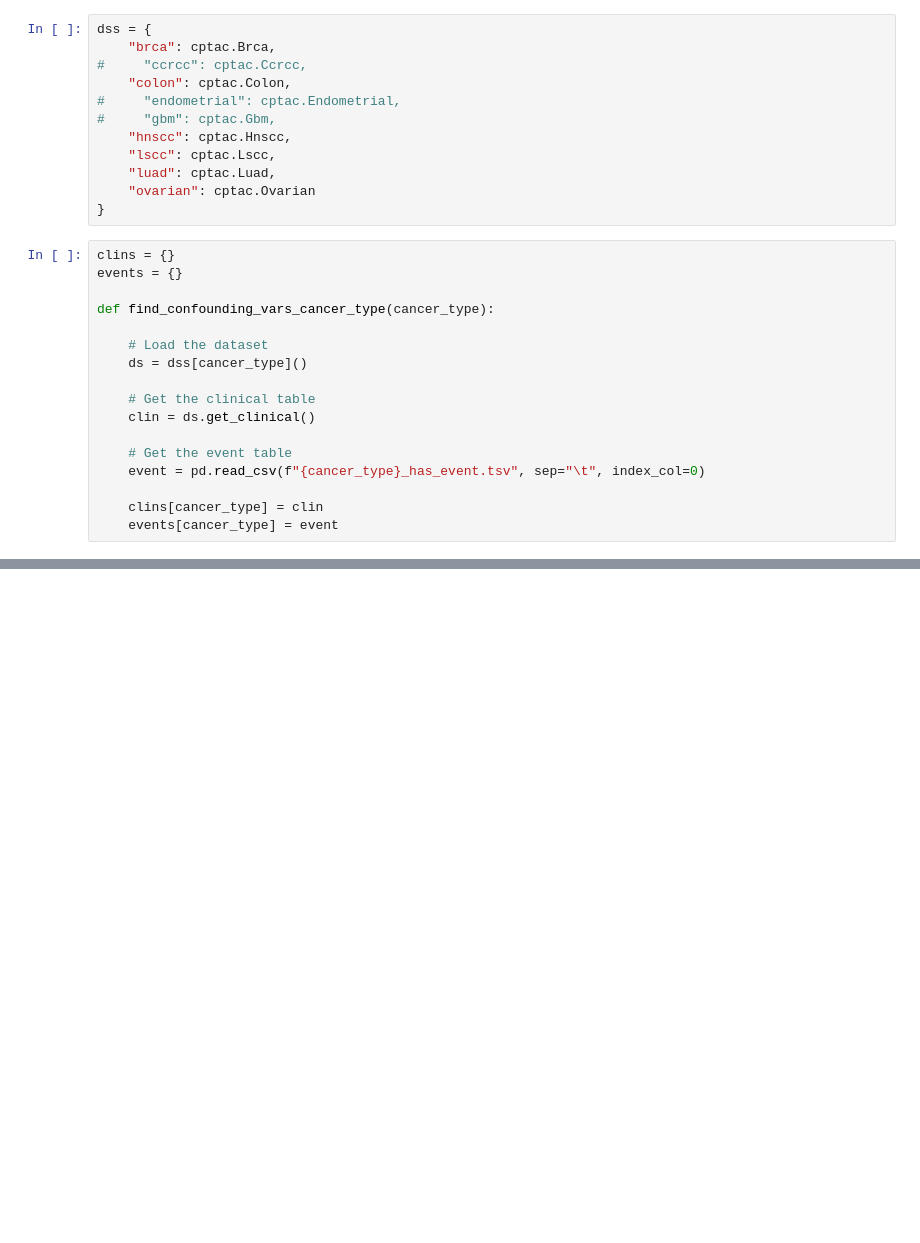
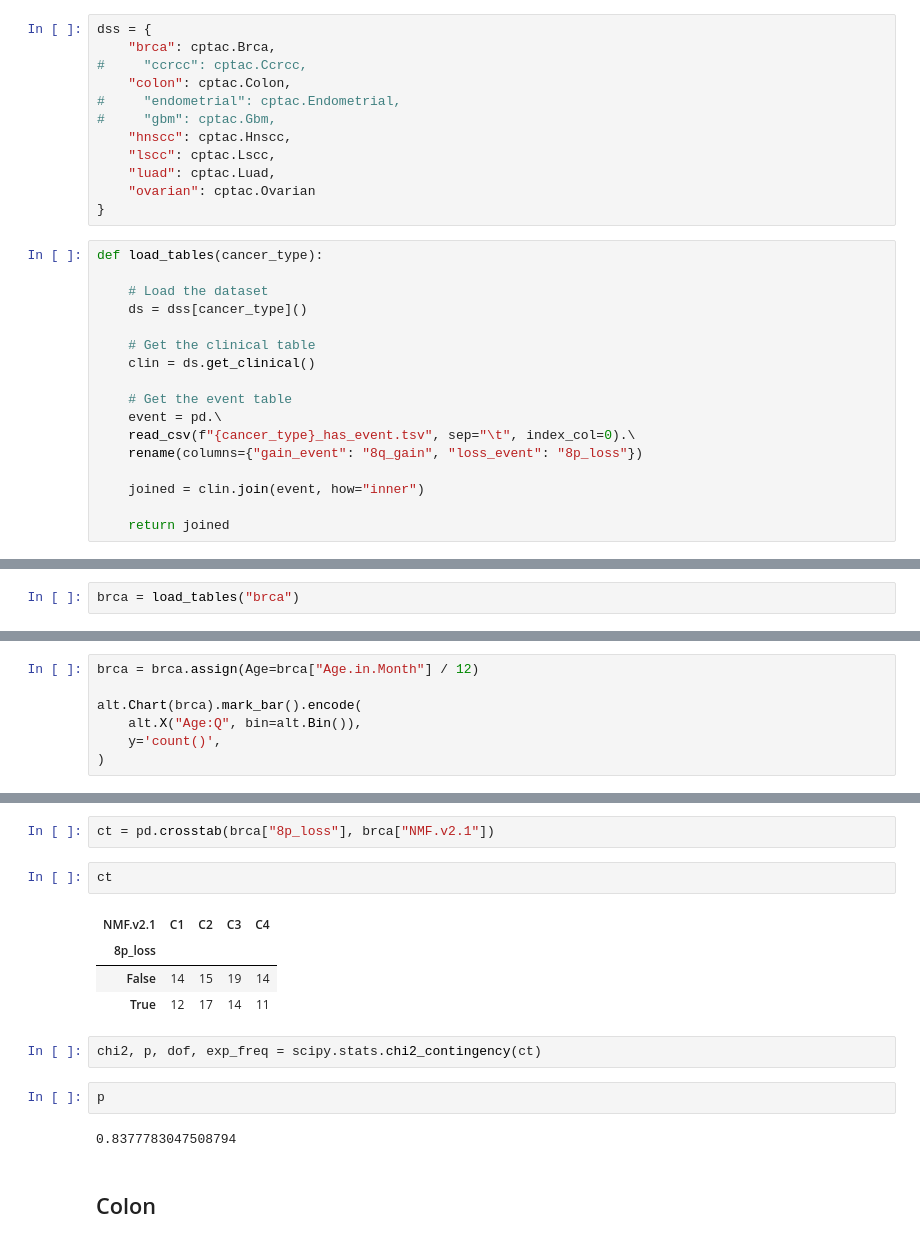
Before and after one commit to PayneLab/pancancerCNV, a Jupyter notebook: chromosome_8/15_counfounding_variables.ipynb, the cells around one changed output, grey strips where cells are left out. Drawn from its saved outputs; the diff is of its cells as text; blank space fills up the shorter version.

```diff
--- a/chromosome_8/15_counfounding_variables.ipynb
+++ b/chromosome_8/15_counfounding_variables.ipynb
@@ -26,10 +30,7 @@ dss = {
     "ovarian": cptac.Ovarian
 }
 # %%
-clins = {}
-events = {}
-
-def find_confounding_vars_cancer_type(cancer_type):
+def load_tables(cancer_type):
 
     # Load the dataset
     ds = dss[cancer_type]()
@@ -38,7 +39,10 @@ def find_confounding_vars_cancer_type(cancer_type):
     clin = ds.get_clinical()
 
     # Get the event table
-    event = pd.read_csv(f"{cancer_type}_has_event.tsv", sep="\t", index_col=0)
+    event = pd.\
+    read_csv(f"{cancer_type}_has_event.tsv", sep="\t", index_col=0).\
+    rename(columns={"gain_event": "8q_gain", "loss_event": "8p_loss"})
 
-    clins[cancer_type] = clin
-    events[cancer_type] = event
+    joined = clin.join(event, how="inner")
+
+    return joined
@@ -125,0 +51,2 @@ New_Tumor_Event_Targeted_Molecular_Therapy
+# %%
+brca = load_tables("brca")
@@ -125,0 +65,7 @@ New_Tumor_Event_Targeted_Molecular_Therapy
+# %%
+brca = brca.assign(Age=brca["Age.in.Month"] / 12)
+
+alt.Chart(brca).mark_bar().encode(
+    alt.X("Age:Q", bin=alt.Bin()),
+    y='count()',
+)
@@ -125,0 +97,17 @@ New_Tumor_Event_Targeted_Molecular_Therapy
+# %%
+ct = pd.crosstab(brca["8p_loss"], brca["NMF.v2.1"])
+# %%
+ct
+# %% [output]
+| NMF.v2.1 | C1 | C2 | C3 | C4 |
+| 8p_loss |  |  |  |  |
+| False | 14 | 15 | 19 | 14 |
+| True | 12 | 17 | 14 | 11 |
+# %%
+chi2, p, dof, exp_freq = scipy.stats.chi2_contingency(ct)
+# %%
+p
+# %% [output]
+0.8377783047508794
+# %% [markdown]
+## Colon
```
Also changed, not shown: parts of 20 cells of this notebook, 1 other file.
